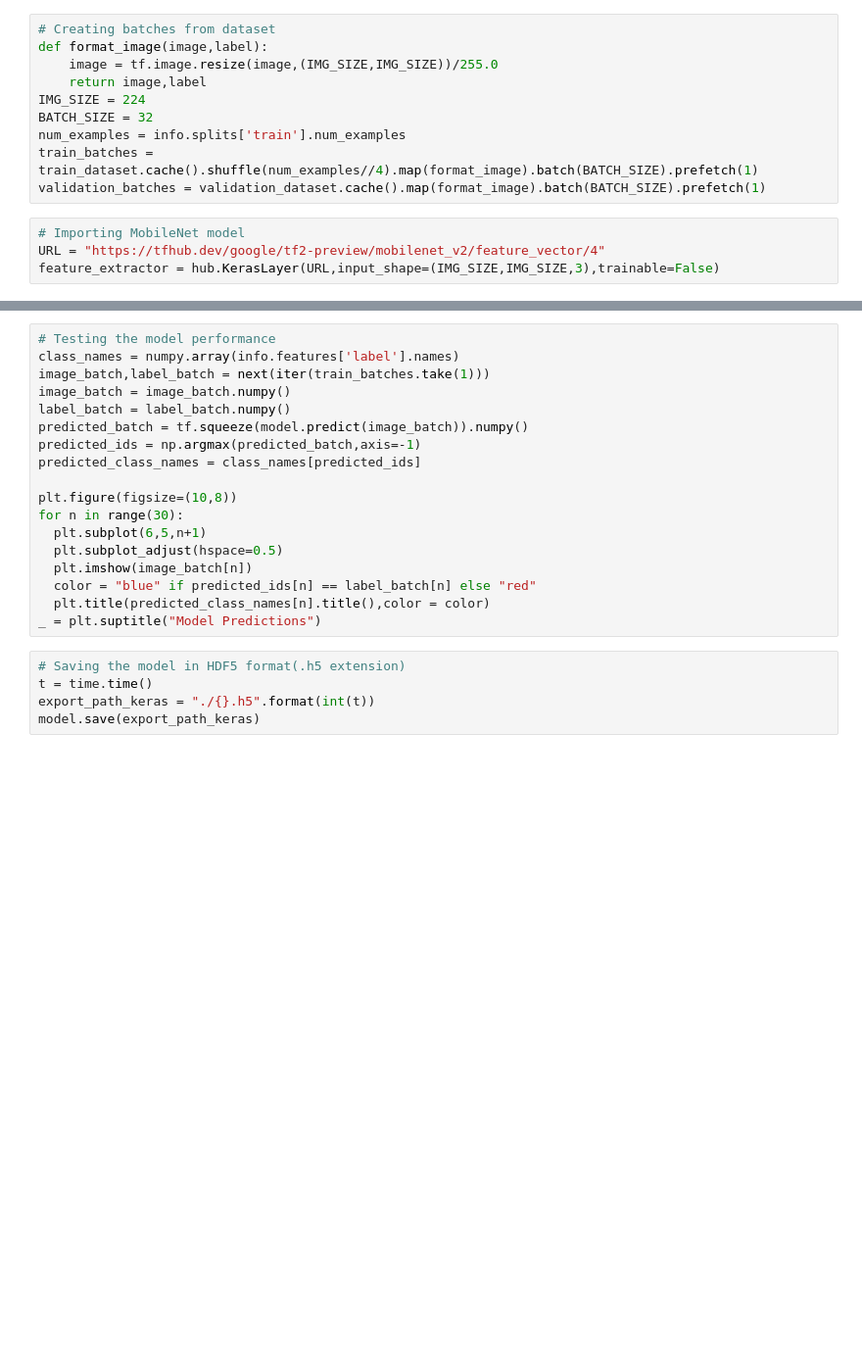
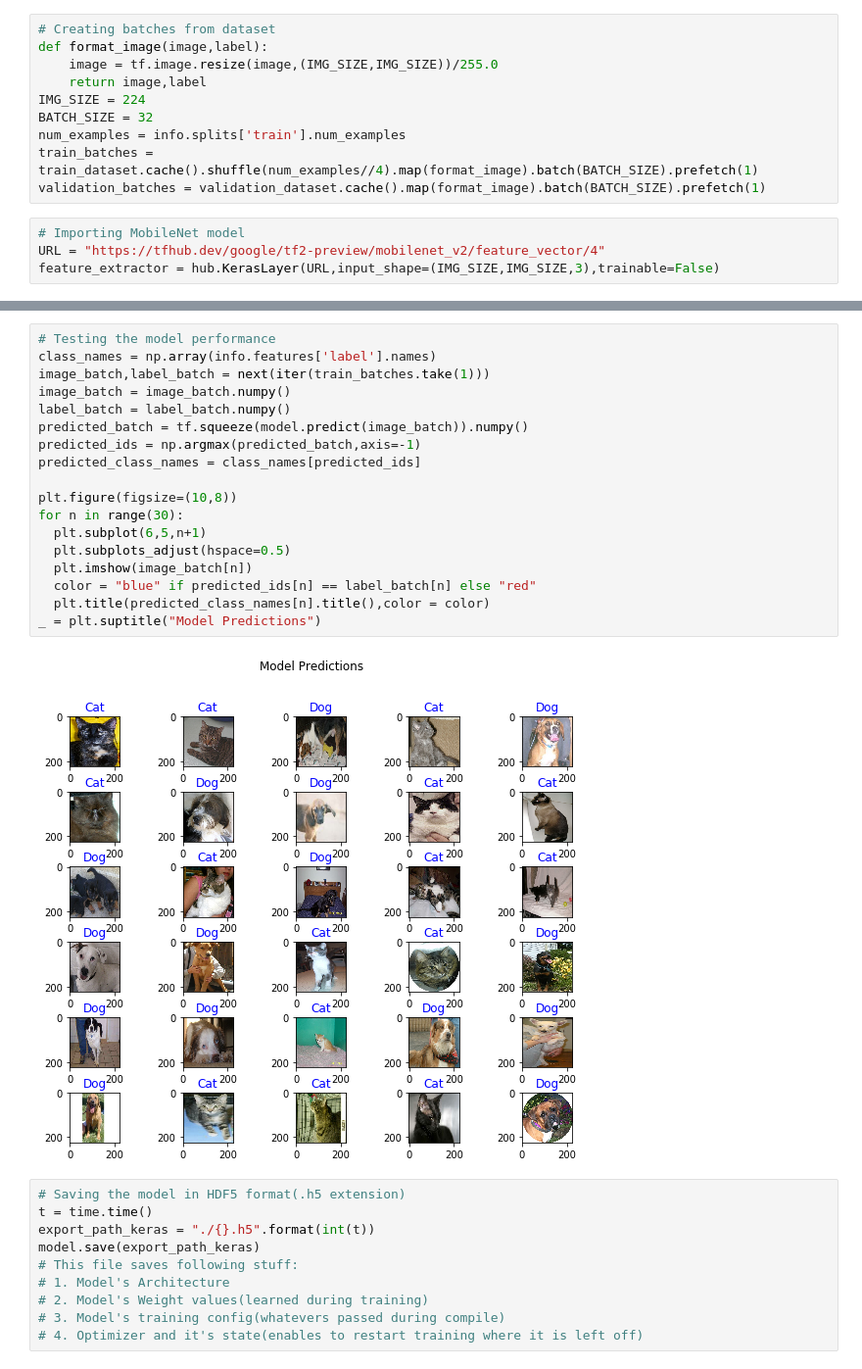
Before and after one commit to ManishAradwad/ML_Stuff, a Jupyter notebook: Courses and Projects/Udacity: Intro to Tensorflow for DeepLearning/Lesson6: SavingAndLoadingModels/SavingAndLoadingModels.ipynb, the cells around one changed output, grey strips where cells are left out. Shown at 98% size. Saved outputs shown, nothing was run; the diff lists cells and outputs as text; blank space fills up the shorter version.

```diff
--- a/Courses and Projects/Udacity: Intro to Tensorflow for DeepLearning/Lesson6: SavingAndLoadingModels/SavingAndLoadingModels.ipynb
+++ b/Courses and Projects/Udacity: Intro to Tensorflow for DeepLearning/Lesson6: SavingAndLoadingModels/SavingAndLoadingModels.ipynb
@@ -58,24 +76,31 @@ Epoch 1/3
 # %%
 # Testing the model performance
-class_names = numpy.array(info.features['label'].names)
+class_names = np.array(info.features['label'].names)
 image_batch,label_batch = next(iter(train_batches.take(1)))
 image_batch = image_batch.numpy()
 label_batch = label_batch.numpy()
 predicted_batch = tf.squeeze(model.predict(image_batch)).numpy()
 predicted_ids = np.argmax(predicted_batch,axis=-1)
 predicted_class_names = class_names[predicted_ids]
 
 plt.figure(figsize=(10,8))
 for n in range(30):
   plt.subplot(6,5,n+1)
-  plt.subplot_adjust(hspace=0.5)
+  plt.subplots_adjust(hspace=0.5)
   plt.imshow(image_batch[n])
   color = "blue" if predicted_ids[n] == label_batch[n] else "red"
   plt.title(predicted_class_names[n].title(),color = color)
 _ = plt.suptitle("Model Predictions")
+# %% [output]
+[figure, added]
 # %%
 # Saving the model in HDF5 format(.h5 extension)
 t = time.time()
 export_path_keras = "./{}.h5".format(int(t))
 model.save(export_path_keras)
+# This file saves following stuff:
+# 1. Model's Architecture
+# 2. Model's Weight values(learned during training)
+# 3. Model's training config(whatevers passed during compile)
+# 4. Optimizer and it's state(enables to restart training where it is left off)
 # %%
```
Also changed, not shown: parts of 9 cells of this notebook.
